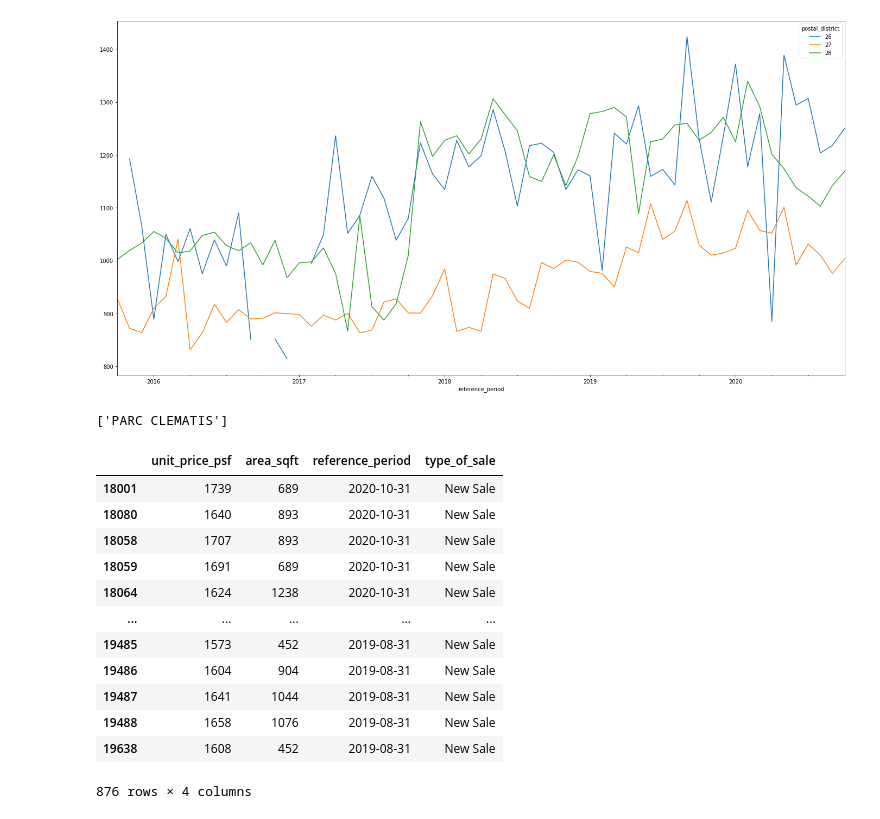
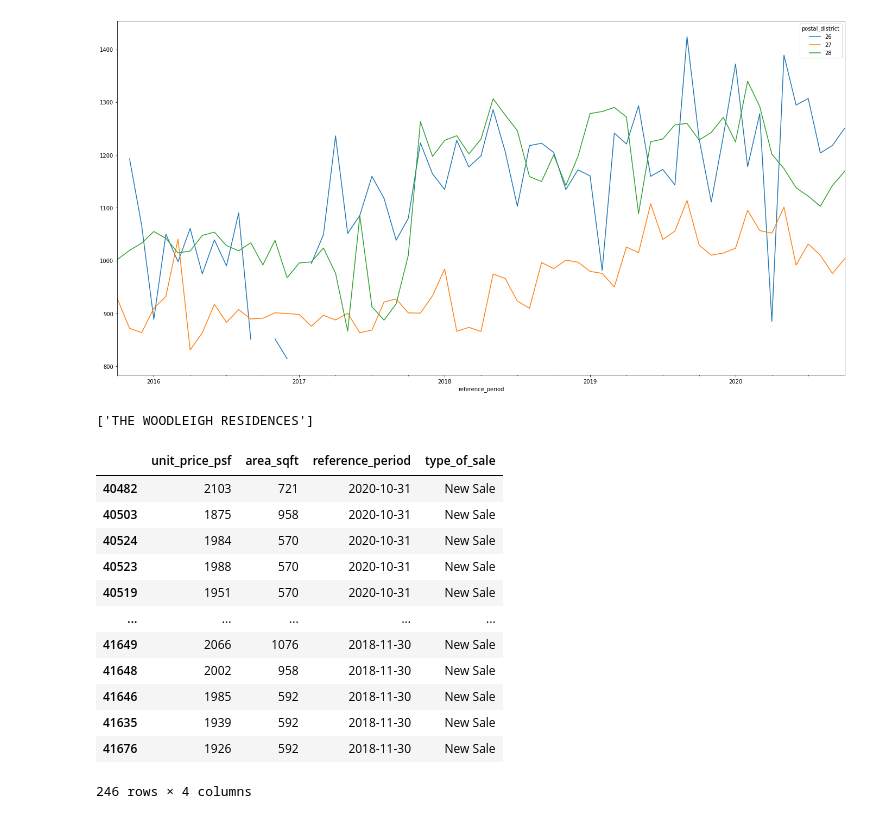
Before and after one commit to zhiyong-ong/housing, a Jupyter notebook: server/notebooks/analysis.ipynb, the cells around one changed output. Saved outputs shown, nothing was run; the diff lists cells and outputs as text; code cells hidden in the pictures.

```diff
--- a/server/notebooks/analysis.ipynb
+++ b/server/notebooks/analysis.ipynb
@@ -116,25 +116,25 @@ mean_df.plot(figsize=(24,12), y=[26,27,28])
 <AxesSubplot:xlabel='reference_period'>
 [figure]
 # %%
-project = 'PARC CLEMATIS'
+project = 'WOODLEIGH RESIDENCES'
 interest_df = combined_df[(combined_df['project_name'].str.contains(project))].sort_values('reference_period', ascending=False)
 print(list(interest_df['project_name'].unique()))
 interest_df[['unit_price_psf', 'area_sqft', 'reference_period', 'type_of_sale']]
 # %% [output]
-['PARC CLEMATIS']
+['THE WOODLEIGH RESIDENCES']
 |  | unit_price_psf | area_sqft | reference_period | type_of_sale |
-| 18001 | 1739 | 689 | 2020-10-31 | New Sale |
-| 18080 | 1640 | 893 | 2020-10-31 | New Sale |
-| 18058 | 1707 | 893 | 2020-10-31 | New Sale |
-| 18059 | 1691 | 689 | 2020-10-31 | New Sale |
-| 18064 | 1624 | 1238 | 2020-10-31 | New Sale |
+| 40482 | 2103 | 721 | 2020-10-31 | New Sale |
+| 40503 | 1875 | 958 | 2020-10-31 | New Sale |
+| 40524 | 1984 | 570 | 2020-10-31 | New Sale |
+| 40523 | 1988 | 570 | 2020-10-31 | New Sale |
+| 40519 | 1951 | 570 | 2020-10-31 | New Sale |
 | ... | ... | ... | ... | ... |
-| 19485 | 1573 | 452 | 2019-08-31 | New Sale |
-| 19486 | 1604 | 904 | 2019-08-31 | New Sale |
-| 19487 | 1641 | 1044 | 2019-08-31 | New Sale |
-| 19488 | 1658 | 1076 | 2019-08-31 | New Sale |
-| 19638 | 1608 | 452 | 2019-08-31 | New Sale |
+| 41649 | 2066 | 1076 | 2018-11-30 | New Sale |
+| 41648 | 2002 | 958 | 2018-11-30 | New Sale |
+| 41646 | 1985 | 592 | 2018-11-30 | New Sale |
+| 41635 | 1939 | 592 | 2018-11-30 | New Sale |
+| 41676 | 1926 | 592 | 2018-11-30 | New Sale |
-876 rows × 4 columns
+246 rows × 4 columns
 # %%
 list(interest_df['project_name'].unique())
 # %% [output]
```
Also changed, not shown: parts of 7 cells of this notebook, 4 other files.
